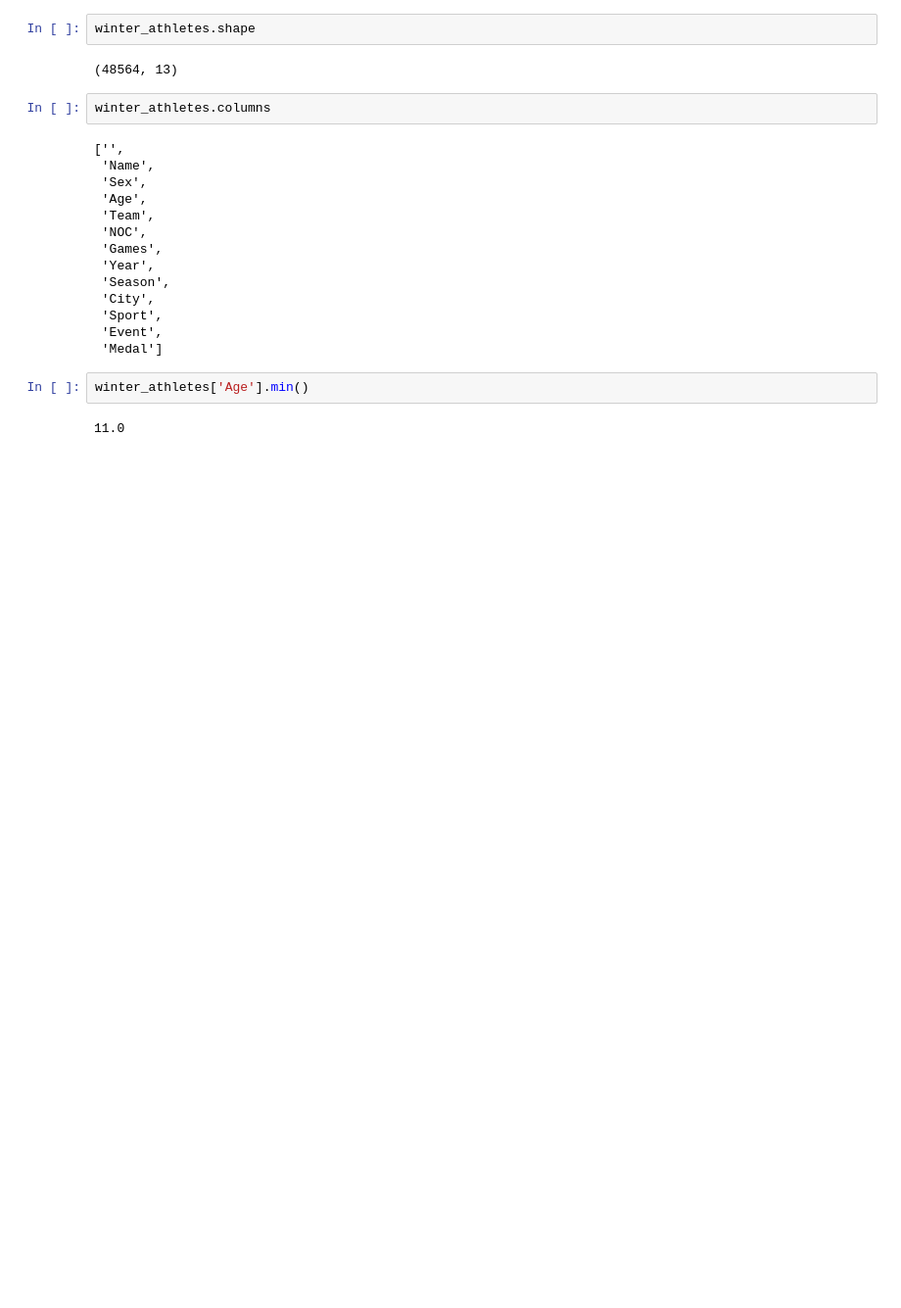
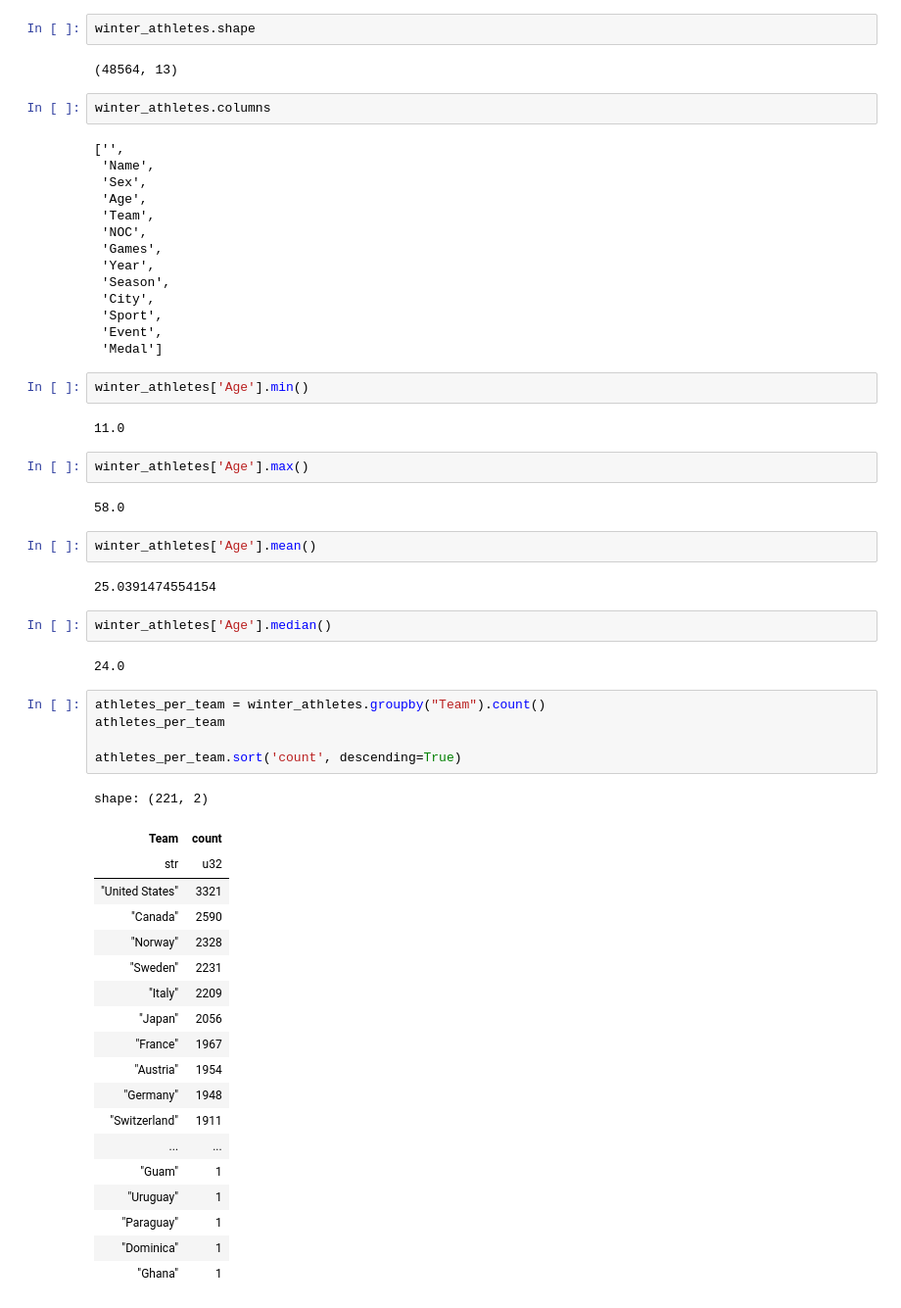
Before and after one commit to binda7/OG_pandas_pySpark_compare, a Jupyter notebook: Winter_Athletes_Olimpics_Analytics_Polars_Seaborn.ipynb, the cells around one changed output. Shown at 98% size. Cells and saved outputs as stored; diff of their text form; blank space fills up the shorter version.

```diff
--- a/Winter_Athletes_Olimpics_Analytics_Polars_Seaborn.ipynb
+++ b/Winter_Athletes_Olimpics_Analytics_Polars_Seaborn.ipynb
@@ -60,3 +59,40 @@ winter_athletes.columns
 winter_athletes['Age'].min()
 # %% [output]
 11.0
+# %%
+winter_athletes['Age'].max()
+# %% [output]
+58.0
+# %%
+winter_athletes['Age'].mean()
+# %% [output]
+25.0391474554154
+# %%
+winter_athletes['Age'].median()
+# %% [output]
+24.0
+# %%
+athletes_per_team = winter_athletes.groupby("Team").count()
+athletes_per_team
+
+athletes_per_team.sort('count', descending=True)
+# %% [output]
+shape: (221, 2)
+| Team | count |
+| str | u32 |
+| "United States" | 3321 |
+| "Canada" | 2590 |
+| "Norway" | 2328 |
+| "Sweden" | 2231 |
+| "Italy" | 2209 |
+| "Japan" | 2056 |
+| "France" | 1967 |
+| "Austria" | 1954 |
+| "Germany" | 1948 |
+| "Switzerland" | 1911 |
+| ... | ... |
+| "Guam" | 1 |
+| "Uruguay" | 1 |
+| "Paraguay" | 1 |
+| "Dominica" | 1 |
+| "Ghana" | 1 |
```
Also changed, not shown: parts of 3 cells of this notebook.
